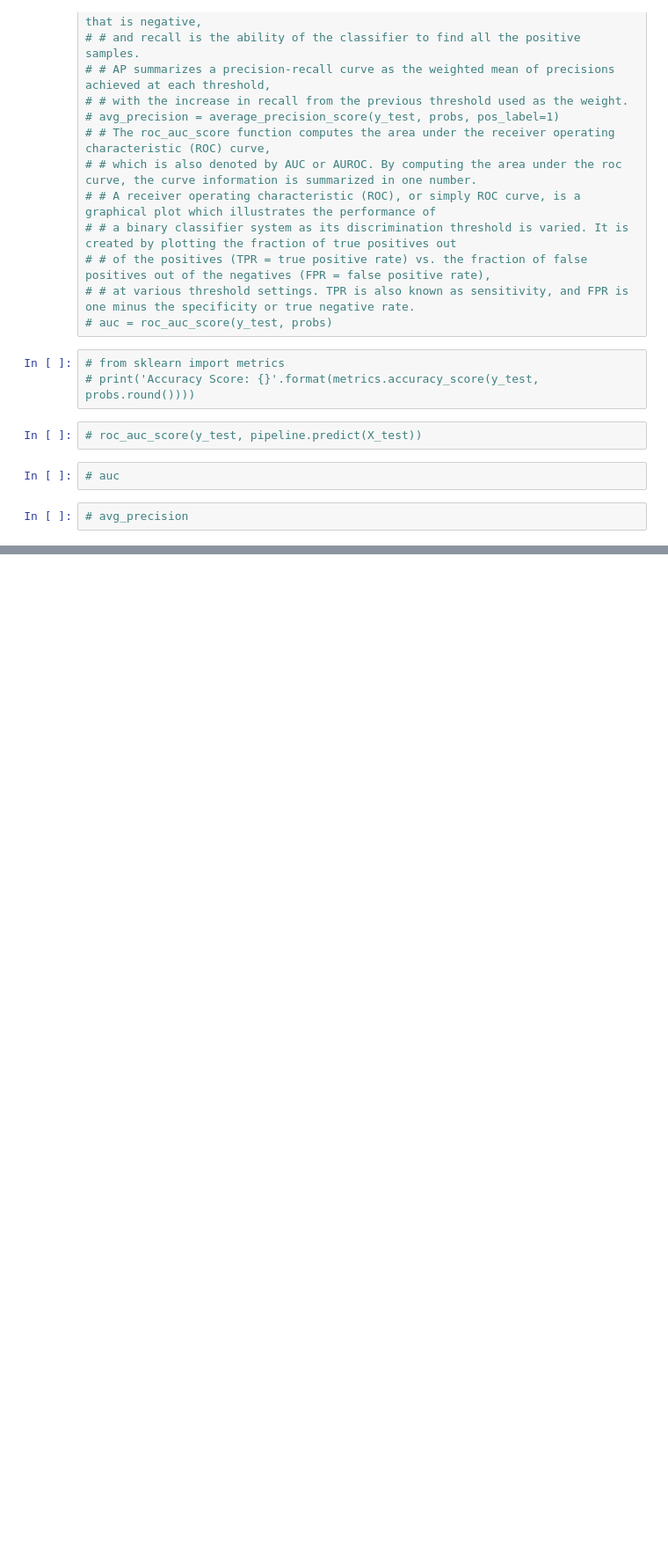
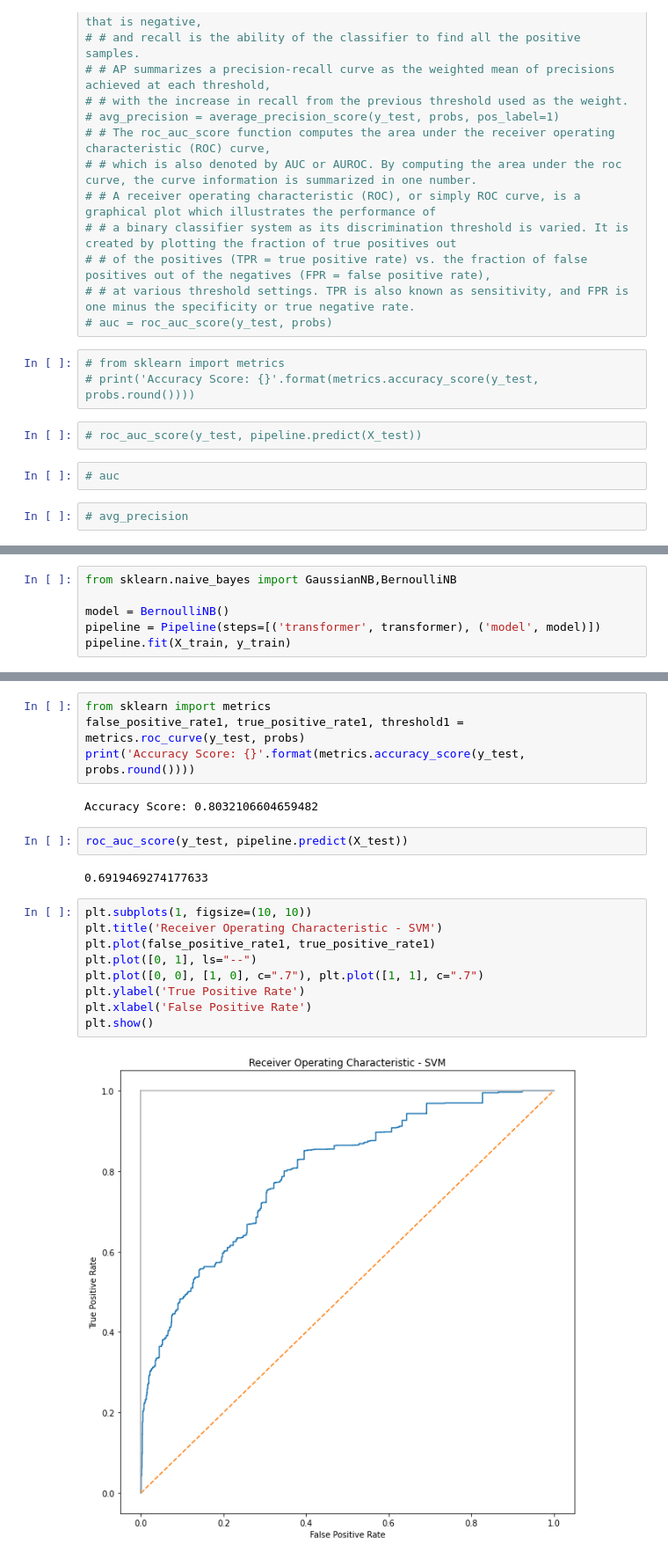
Before and after one commit to gourav-shinde/Credit-Risk-Analysis-And-Prediction-Modeling, a Jupyter notebook: HistGradiantBoosting.ipynb, the cells around one changed output, grey strips where cells are left out. Shown: that part at 88% size. Drawn from its saved outputs; the diff is of its cells as text; blank space fills up the shorter version.

```diff
--- a/HistGradiantBoosting.ipynb
+++ b/HistGradiantBoosting.ipynb
@@ -1287,0 +1268,6 @@ Random Forest
+# %%
+from sklearn.naive_bayes import GaussianNB,BernoulliNB
+
+model = BernoulliNB()
+pipeline = Pipeline(steps=[('transformer', transformer), ('model', model)])
+pipeline.fit(X_train, y_train)
@@ -1287,0 +1291,21 @@ Random Forest
+# %%
+from sklearn import metrics
+false_positive_rate1, true_positive_rate1, threshold1 = metrics.roc_curve(y_test, probs)
+print('Accuracy Score: {}'.format(metrics.accuracy_score(y_test, probs.round())))
+# %% [output]
+Accuracy Score: 0.8032106604659482
+# %%
+roc_auc_score(y_test, pipeline.predict(X_test))
+# %% [output]
+0.6919469274177633
+# %%
+plt.subplots(1, figsize=(10, 10))
+plt.title('Receiver Operating Characteristic - SVM')
+plt.plot(false_positive_rate1, true_positive_rate1)
+plt.plot([0, 1], ls="--")
+plt.plot([0, 0], [1, 0], c=".7"), plt.plot([1, 1], c=".7")
+plt.ylabel('True Positive Rate')
+plt.xlabel('False Positive Rate')
+plt.show()
+# %% [output]
+[figure, added]
```
Also changed, not shown: parts of 27 cells of this notebook.
